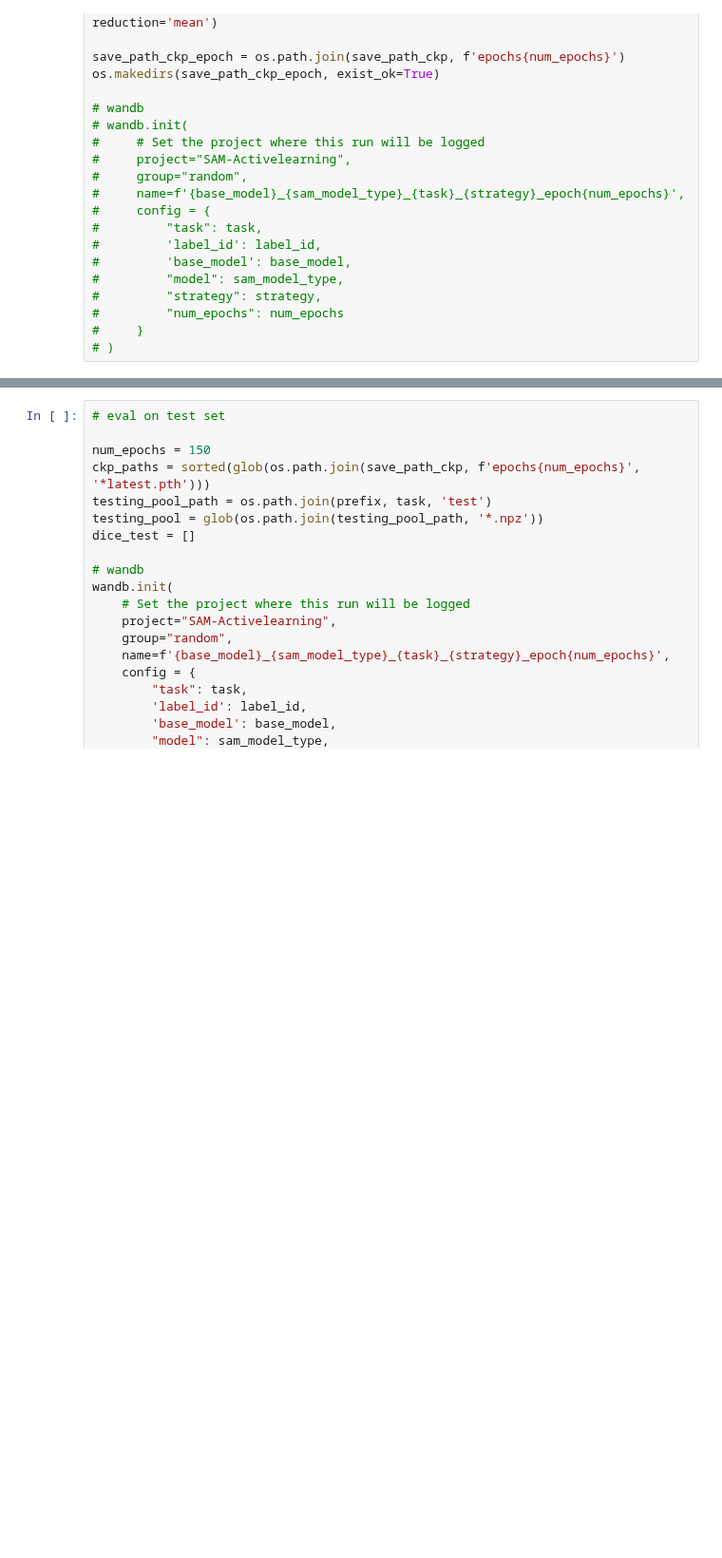
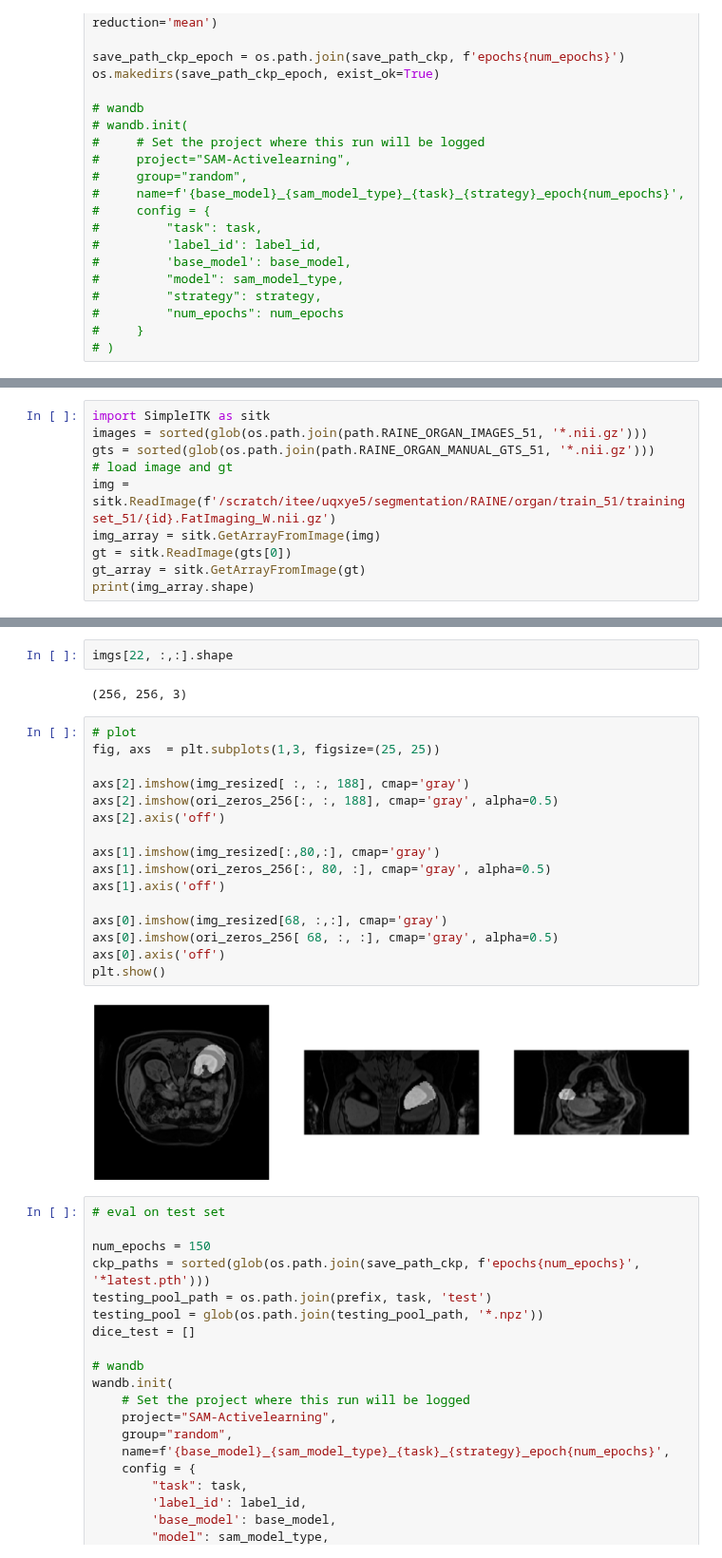
Before and after one commit to yexincheng/ALMRI, a Jupyter notebook: research_questions.ipynb, the cells around one changed output, grey strips where cells are left out. Shown at 95% size. Saved outputs shown, nothing was run; the diff lists cells and outputs as text; blank space fills up the shorter version.

```diff
--- a/research_questions.ipynb
+++ b/research_questions.ipynb
@@ -216,0 +158,10 @@ plt.close()
+# %%
+import SimpleITK as sitk
+images = sorted(glob(os.path.join(path.RAINE_ORGAN_IMAGES_51, '*.nii.gz')))
+gts = sorted(glob(os.path.join(path.RAINE_ORGAN_MANUAL_GTS_51, '*.nii.gz')))
+# load image and gt
+img = sitk.ReadImage(f'/scratch/itee/uqxye5/segmentation/RAINE/organ/train_51/trainingset_51/{id}.FatImaging_W.nii.gz')
+img_array = sitk.GetArrayFromImage(img)
+gt = sitk.ReadImage(gts[0])
+gt_array = sitk.GetArrayFromImage(gt)
+print(img_array.shape)
@@ -217,3 +279,25 @@ plt.close()
+# %%
+imgs[22, :,:].shape
+# %% [output]
+(256, 256, 3)
+# %%
+# plot
+fig, axs  = plt.subplots(1,3, figsize=(25, 25))
+
+axs[2].imshow(img_resized[ :, :, 188], cmap='gray')
+axs[2].imshow(ori_zeros_256[:, :, 188], cmap='gray', alpha=0.5)
+axs[2].axis('off')
+
+axs[1].imshow(img_resized[:,80,:], cmap='gray')
+axs[1].imshow(ori_zeros_256[:, 80, :], cmap='gray', alpha=0.5)
+axs[1].axis('off')
+
+axs[0].imshow(img_resized[68, :,:], cmap='gray')
+axs[0].imshow(ori_zeros_256[ 68, :, :], cmap='gray', alpha=0.5)
+axs[0].axis('off')
+plt.show()
+# %% [output]
+[figure, added]
 # %%
 # eval on test set
 
```
Also changed, not shown: parts of 24 cells of this notebook, 2 other files.
